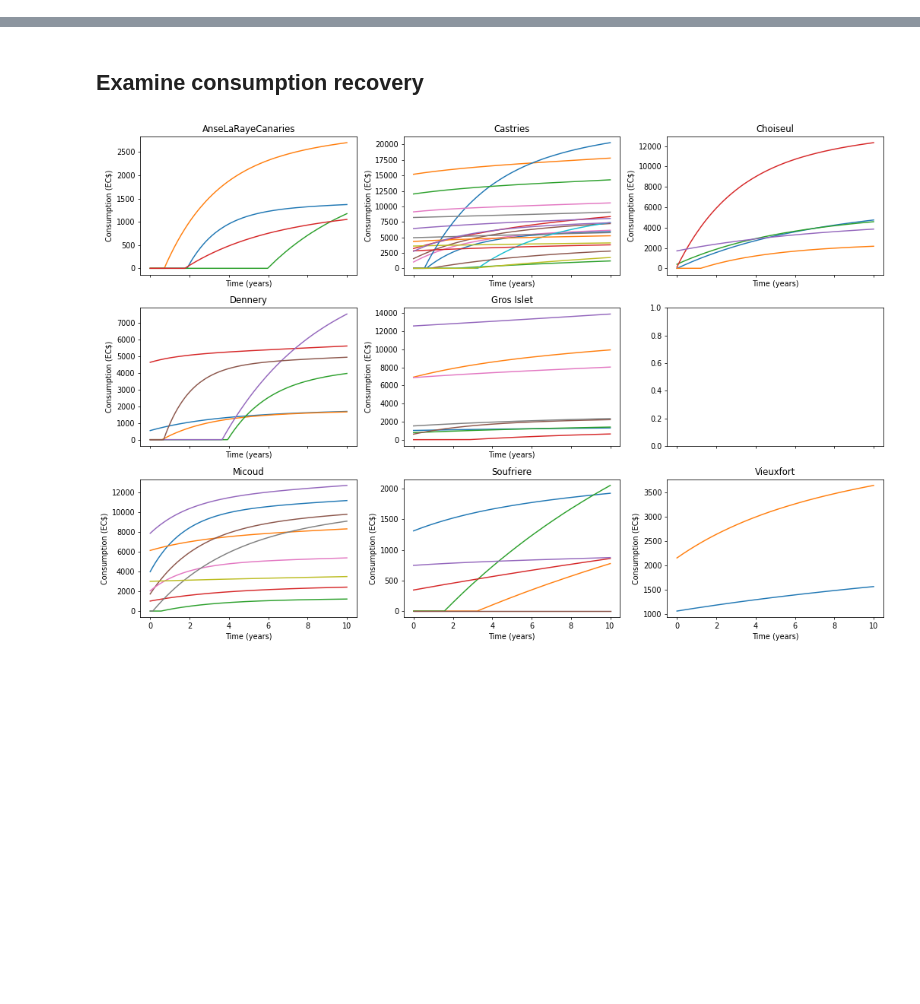
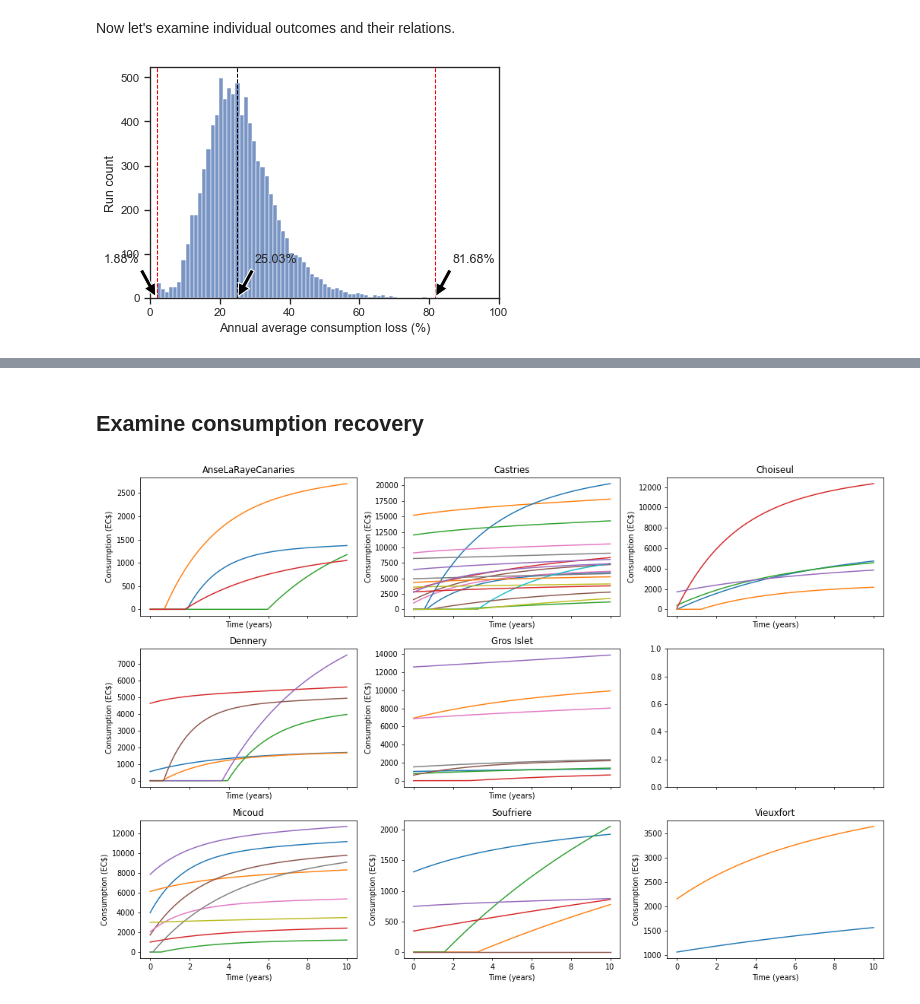
Before and after one commit to mikhailsirenko/unbreakable, a Jupyter notebook: notebooks/analysis.ipynb, the cells around one changed output, grey strips where cells are left out. Saved outputs shown, nothing was run; the diff lists cells and outputs as text; code cells hidden in the pictures; blank space fills up the shorter version.

Commit message:
rerun analysis

```diff
--- a/notebooks/analysis.ipynb
+++ b/notebooks/analysis.ipynb
@@ -35,0 +205,33 @@ outcomes[columns_of_interest] = outcomes[columns_of_interest].astype(float)
+# %% [markdown]
+Now let's examine individual outcomes and their relations.
+# %%
+sns.histplot(outcomes['annual_average_consumption_loss_pct'])
+plt.xlabel('Annual average consumption loss (%)')
+plt.ylabel('Run count')
+plt.xlim(0, 100);
+plt.savefig('../figures/analysis/annual_average_consumption_loss_pct.png')
+# Add min and max values
+plt.axvline(outcomes['annual_average_consumption_loss_pct'].min(), color='red', linestyle='dashed', linewidth=1)
+plt.axvline(outcomes['annual_average_consumption_loss_pct'].max(), color='red', linestyle='dashed', linewidth=1)
+# Add median value
+plt.axvline(outcomes['annual_average_consumption_loss_pct'].median(), color='black', linestyle='dashed', linewidth=1)
+# Annotate min and max values
+plt.annotate(f"{outcomes['annual_average_consumption_loss_pct'].min():.2f}%",
+                xy=(outcomes['annual_average_consumption_loss_pct'].min(), 0),
+                xytext=(outcomes['annual_average_consumption_loss_pct'].min() - 5, 100),
+                arrowprops=dict(facecolor='black', shrink=0.05),
+                horizontalalignment='right', verticalalignment='top')
+plt.annotate(f"{outcomes['annual_average_consumption_loss_pct'].max():.2f}%",
+                xy=(outcomes['annual_average_consumption_loss_pct'].max(), 0),
+                xytext=(outcomes['annual_average_consumption_loss_pct'].max() + 5, 100),
+                arrowprops=dict(facecolor='black', shrink=0.05),
+                horizontalalignment='left', verticalalignment='top')
+# Annotate median value
+plt.annotate(f"{outcomes['annual_average_consumption_loss_pct'].median():.2f}%",
+                xy=(outcomes['annual_average_consumption_loss_pct'].median(), 0),
+                xytext=(outcomes['annual_average_consumption_loss_pct'].median() + 5, 100),
+                arrowprops=dict(facecolor='black', shrink=0.05),
+                horizontalalignment='left', verticalalignment='top');
+# plt.savefig('../figures/analysis/annual_average_consumption_loss_pct_with_min_max.png')
+# %% [output]
+[figure, added]
```
Also changed, not shown: parts of 44 cells of this notebook.
